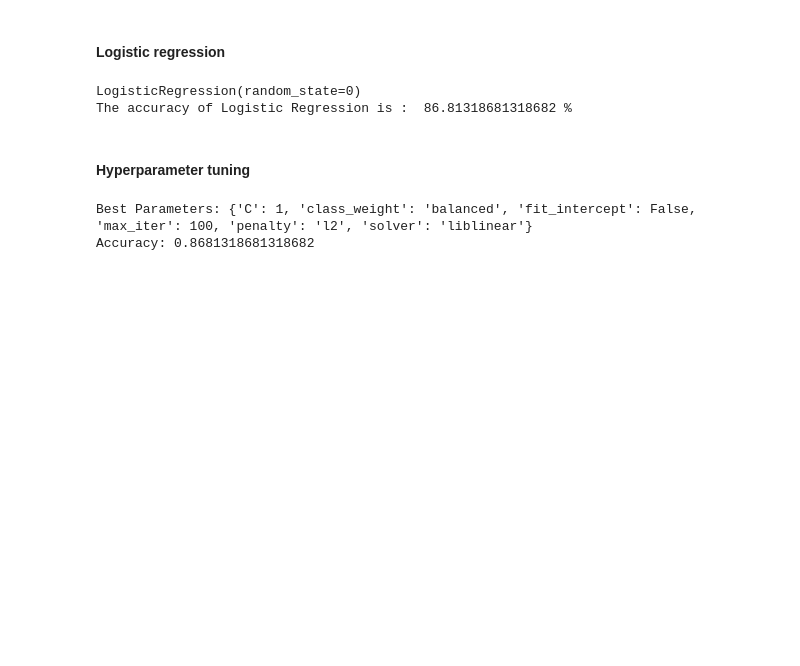
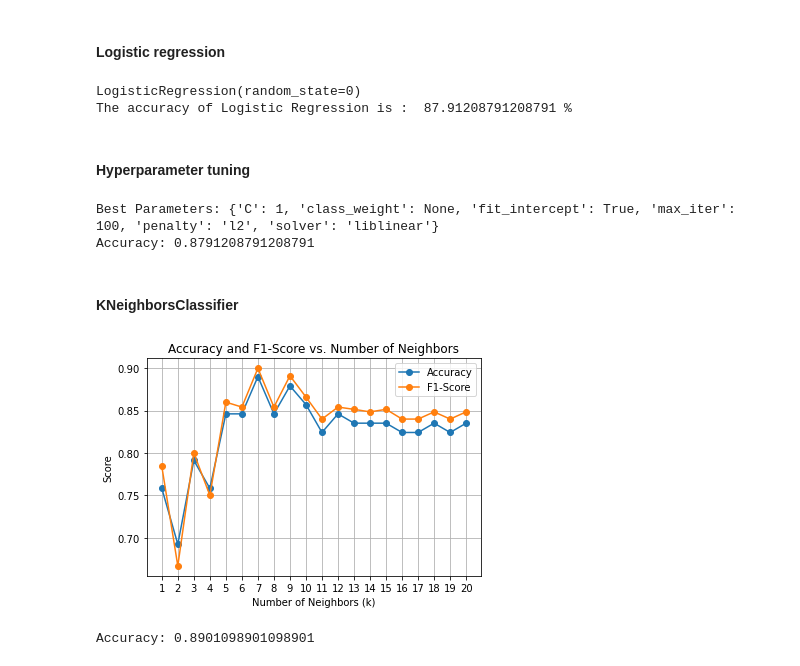
Before and after one commit to AlishaAng/Health-Prediction, a Jupyter notebook: HeartAttackPrediction.ipynb, the cells around one changed output. Saved outputs shown, nothing was run; the diff lists cells and outputs as text; code cells hidden in the pictures; blank space fills up the shorter version.

Commit message:
Kneighbours classifier

```diff
--- a/HeartAttackPrediction.ipynb
+++ b/HeartAttackPrediction.ipynb
@@ -294,14 +288,14 @@ SGDClassifier                      0.84               0.84     0.84      0.84
 #### Logistic regression
 # %%
 model = LogisticRegression(random_state = 0)
-model.fit(X_train_scaled2, y_train)
-predicted = model.predict(X_test_scaled2)
+model.fit(X_train_scaled, y_train)
+predicted = model.predict(X_test_scaled)
 print(model)
 
 print ("The accuracy of Logistic Regression is : ", accuracy_score(y_test, predicted)*100, "%")
 # %% [output]
 LogisticRegression(random_state=0)
-The accuracy of Logistic Regression is :  86.81318681318682 %
+The accuracy of Logistic Regression is :  87.91208791208791 %
 # %% [markdown]
 #### Hyperparameter tuning
 # %%
@@ -316,15 +310,55 @@ param_grid = {
 
 model = LogisticRegression(random_state=42)
 grid_search = GridSearchCV(model, param_grid, cv=3, scoring='accuracy', n_jobs=-1)
-grid_search.fit(X_train_scaled2, y_train)
+grid_search.fit(X_train_scaled, y_train)
 
 best_params = grid_search.best_params_
 print("Best Parameters:", best_params)
 
 best_model = grid_search.best_estimator_
-y_pred = best_model.predict(X_test_scaled2)
+y_pred = best_model.predict(X_test_scaled)
 accuracy = accuracy_score(y_test, y_pred)
 print("Accuracy:", accuracy)
 # %% [output]
-Best Parameters: {'C': 1, 'class_weight': 'balanced', 'fit_intercept': False, 'max_iter': 100, 'penalty': 'l2', 'solver': 'liblinear'}
-Accuracy: 0.8681318681318682
+Best Parameters: {'C': 1, 'class_weight': None, 'fit_intercept': True, 'max_iter': 100, 'penalty': 'l2', 'solver': 'liblinear'}
+Accuracy: 0.8791208791208791
+# %% [markdown]
+#### KNeighborsClassifier
+# %%
+k_values = list(range(1, 21))
+accuracy_scores = []
+f1_scores = []
+
+for k in k_values:
+    model = KNeighborsClassifier(n_neighbors=k)
+    model.fit(X_train_scaled, y_train)
+
+    y_pred = model.predict(X_test_scaled)
+    accuracy = accuracy_score(y_test, y_pred)
+    f1 = f1_score(y_test, y_pred)
+
+    accuracy_scores.append(accuracy)
+    f1_scores.append(f1)
+# %%
+# Plot the results
+plt.plot(k_values, accuracy_scores, marker='o', label='Accuracy')
+plt.plot(k_values, f1_scores, marker='o', label='F1-Score')
+plt.xlabel('Number of Neighbors (k)')
+plt.ylabel('Score')
+plt.title('Accuracy and F1-Score vs. Number of Neighbors')
+plt.xticks(k_values)
+plt.grid(True)
+plt.legend()
+plt.show()
+# %% [output]
+[figure, added]
+# %%
+k = 7  # Number of neighbors
+model = KNeighborsClassifier(n_neighbors=k)
+model.fit(X_train_scaled, y_train)
+
+y_pred = model.predict(X_test_scaled)
+accuracy = accuracy_score(y_test, y_pred)
+print("Accuracy:", accuracy)
+# %% [output]
+Accuracy: 0.8901098901098901
```
Also changed, not shown: parts of 3 cells of this notebook.
